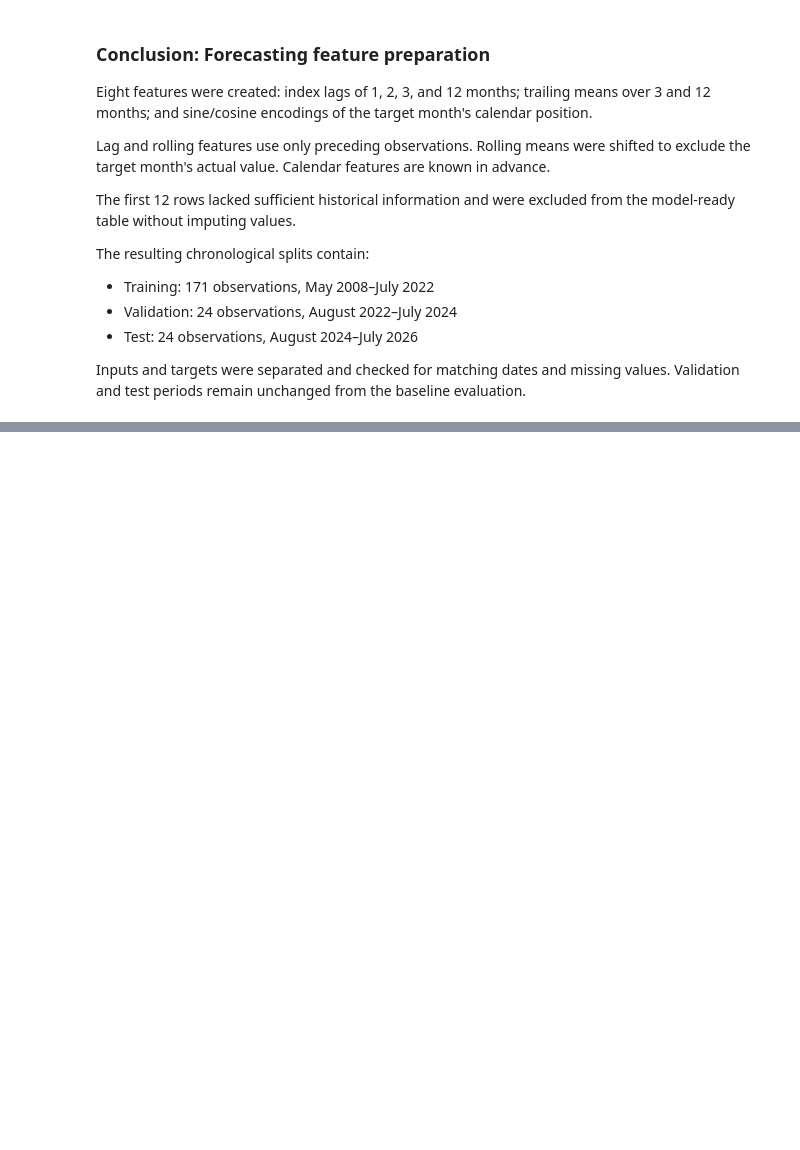
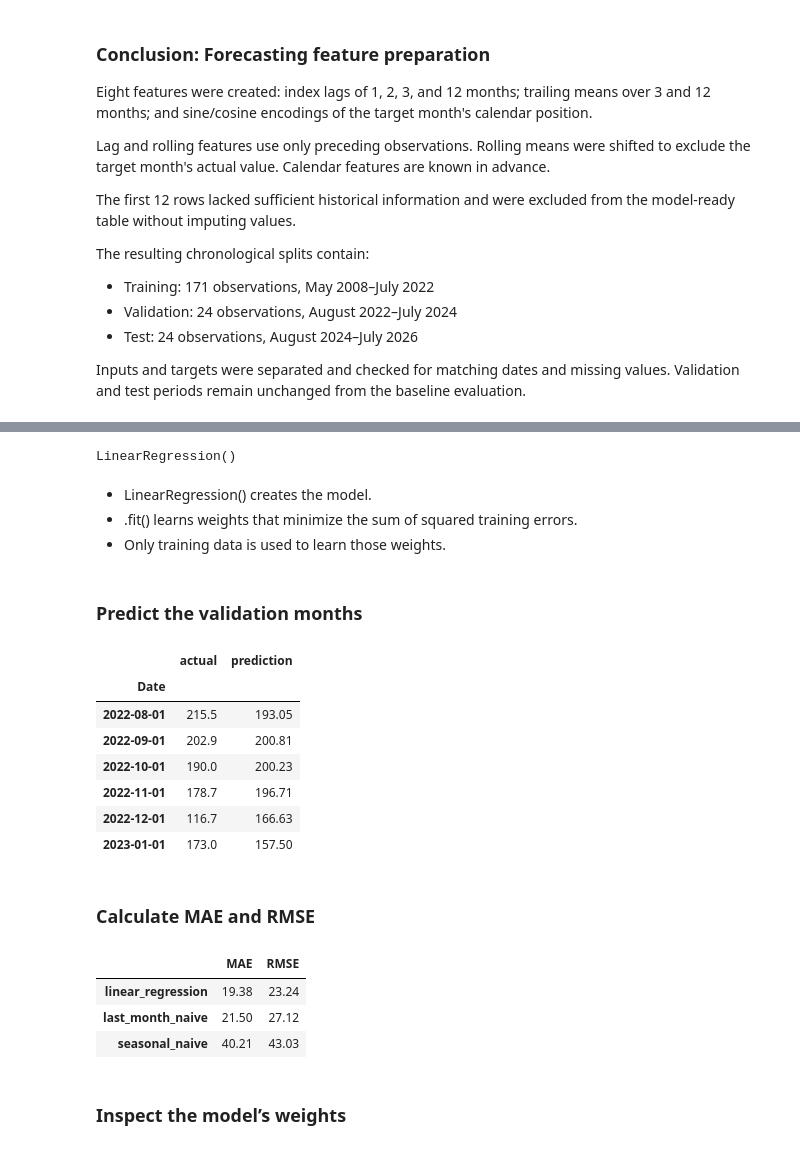
Before and after one commit to kamalpreetsinghh/nz-job-market-data-analysis, a Jupyter notebook: notebooks/06_monthly_forecasting.ipynb, the cells around one changed output, grey strips where cells are left out. Cells and saved outputs as stored; diff of their text form; code cells hidden in the pictures; blank space fills up the shorter version.

Commit message:
Evaluate linear regression and remove redundant rolling feature

```diff
--- a/notebooks/06_monthly_forecasting.ipynb
+++ b/notebooks/06_monthly_forecasting.ipynb
@@ -344,0 +350,38 @@ from the baseline evaluation.
+# %%
+from sklearn.linear_model import LinearRegression
+
+linear_model = LinearRegression()
+
+linear_model.fit(X_train, y_train)
+# %% [output]
+LinearRegression()
+# %% [markdown]
+- LinearRegression() creates the model.
+- .fit() learns weights that minimize the sum of squared training errors.
+- Only training data is used to learn those weights.
+# %% [markdown]
+### Predict the validation months
+# %%
+linear_validation_predictions = pd.Series(
+    linear_model.predict(X_validation),
+    index=X_validation.index,
+    name="linear_regression"
+)
+
+linear_validation_check = pd.DataFrame({
+    "actual": y_validation,
+    "prediction": linear_validation_predictions
+})
+
+linear_validation_check.head(6).round(2)
+# %% [output]
+|  | actual | prediction |
+| Date |  |  |
+| 2022-08-01 | 215.5 | 193.05 |
+| 2022-09-01 | 202.9 | 200.81 |
+| 2022-10-01 | 190.0 | 200.23 |
+| 2022-11-01 | 178.7 | 196.71 |
+| 2022-12-01 | 116.7 | 166.63 |
+| 2023-01-01 | 173.0 | 157.50 |
+# %% [markdown]
+### Calculate MAE and RMSE
@@ -344,0 +395,16 @@ from the baseline evaluation.
+# %%
+validation_comparison = baseline_metrics.copy()
+
+validation_comparison.loc["linear_regression"] = {
+    "MAE": linear_mae,
+    "RMSE": linear_rmse
+}
+
+validation_comparison.sort_values("MAE").round(2)
+# %% [output]
+|  | MAE | RMSE |
+| linear_regression | 19.38 | 23.24 |
+| last_month_naive | 21.50 | 27.12 |
+| seasonal_naive | 40.21 | 43.03 |
+# %% [markdown]
+### Inspect the model’s weights
```
Also changed, not shown: parts of 5 cells of this notebook.
